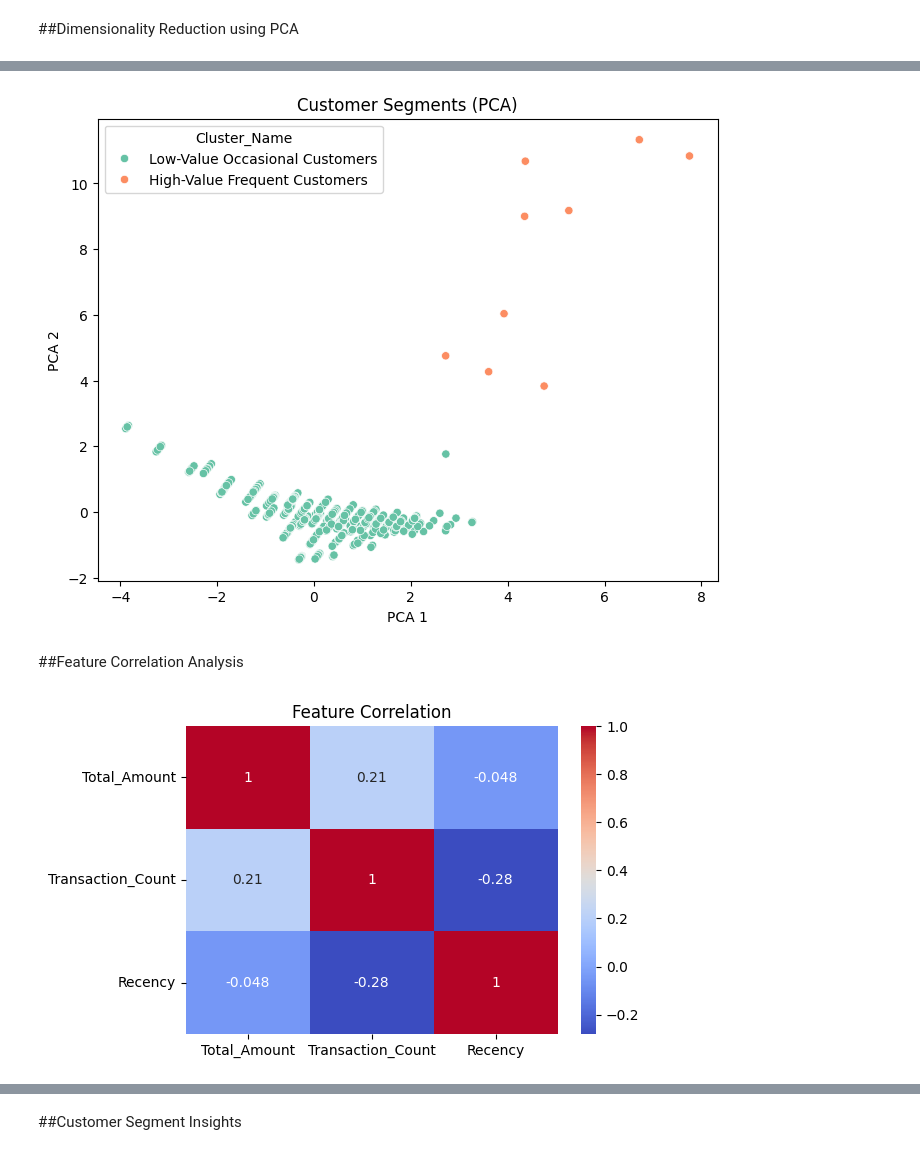
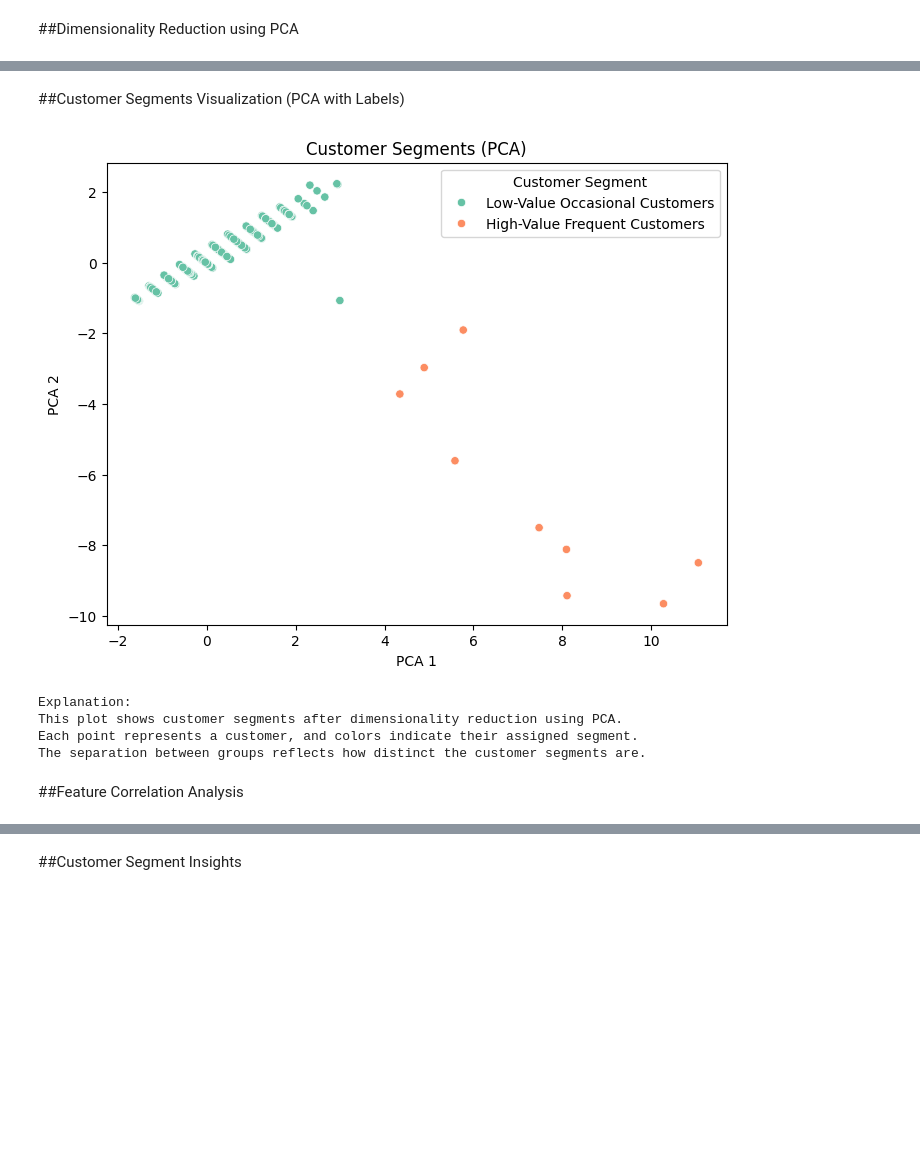
Before and after one commit to naz-picones/MO-IT128-DMP-A3107-Lucero-Picones-Ramos, a Jupyter notebook: Refined MO_IT128_Homework_Project_Clustering_and_Segmentation_BSIT_A3107_Lucero,C_J,_Ramos,_M_G,_Picones,M_N.ipynb, the cells around one changed output, grey strips where cells are left out. Drawn from its saved outputs; the diff is of its cells as text; code cells hidden in the pictures; blank space fills up the shorter version.

```diff
--- a/Refined MO_IT128_Homework_Project_Clustering_and_Segmentation_BSIT_A3107_Lucero,C_J,_Ramos,_M_G,_Picones,M_N.ipynb
+++ b/Refined MO_IT128_Homework_Project_Clustering_and_Segmentation_BSIT_A3107_Lucero,C_J,_Ramos,_M_G,_Picones,M_N.ipynb
@@ -239,11 +381,15 @@ dtype: int64
 # %% [markdown]
 ##Dimensionality Reduction using PCA
 # %%
-"""## PCA Visualization by Cluster Number"""
-
+# Apply PCA to reduce features into 2 dimensions
 pca = PCA(n_components=2)
 coords = pca.fit_transform(X_scaled)
 
+# Store PCA coordinates in the customer profile
+customer_profile["PCA1"] = coords[:, 0]
+customer_profile["PCA2"] = coords[:, 1]
+
+# Plot clusters using numeric cluster labels
 plt.figure(figsize=(8,6))
 plt.scatter(coords[:, 0], coords[:, 1], c=customer_profile["Cluster"], cmap='viridis')
 plt.xlabel("PCA 1")
@@ -262,4 +408,9 @@ loadings = pd.DataFrame(
 
 print("PCA Loadings:")
 display(loadings.round(3))
+
+print("\nExplanation:")
+print("PCA reduces the selected features into two components for easier visualization.")
+print("The scatter plot shows how customers are grouped based on their cluster assignments.")
+print("The loadings indicate how much each original feature contributes to PCA 1 and PCA 2.")
 # %% [output]
@@ -273,27 +428,35 @@ PCA Loadings:
+# %% [markdown]
+##Customer Segments Visualization (PCA with Labels)
 # %%
+# Ensure PCA values are already added
 customer_profile["PCA1"] = coords[:, 0]
 customer_profile["PCA2"] = coords[:, 1]
 
+# Plot using cluster names (more interpretable)
 plt.figure(figsize=(8,6))
 sns.scatterplot(
     data=customer_profile,
     x="PCA1",
     y="PCA2",
     hue="Cluster_Name",
     palette="Set2"
 )
+
 plt.title("Customer Segments (PCA)")
 plt.xlabel("PCA 1")
 plt.ylabel("PCA 2")
+plt.legend(title="Customer Segment")
 plt.show()
+
+print("\nExplanation:")
+print("This plot shows customer segments after dimensionality reduction using PCA.")
+print("Each point represents a customer, and colors indicate their assigned segment.")
+print("The separation between groups reflects how distinct the customer segments are.")
 # %% [output]
-[figure, old version]
+[figure, new version]
+Explanation:
+This plot shows customer segments after dimensionality reduction using PCA.
+Each point represents a customer, and colors indicate their assigned segment.
+The separation between groups reflects how distinct the customer segments are.
 # %% [markdown]
 ##Feature Correlation Analysis
-# %%
-plt.figure(figsize=(6, 4))
-sns.heatmap(customer_profile[selected_features].corr(), annot=True, cmap="coolwarm")
-plt.title("Feature Correlation")
-plt.show()
-# %% [output]
-[figure, removed]
```
Also changed, not shown: parts of 19 cells of this notebook.
